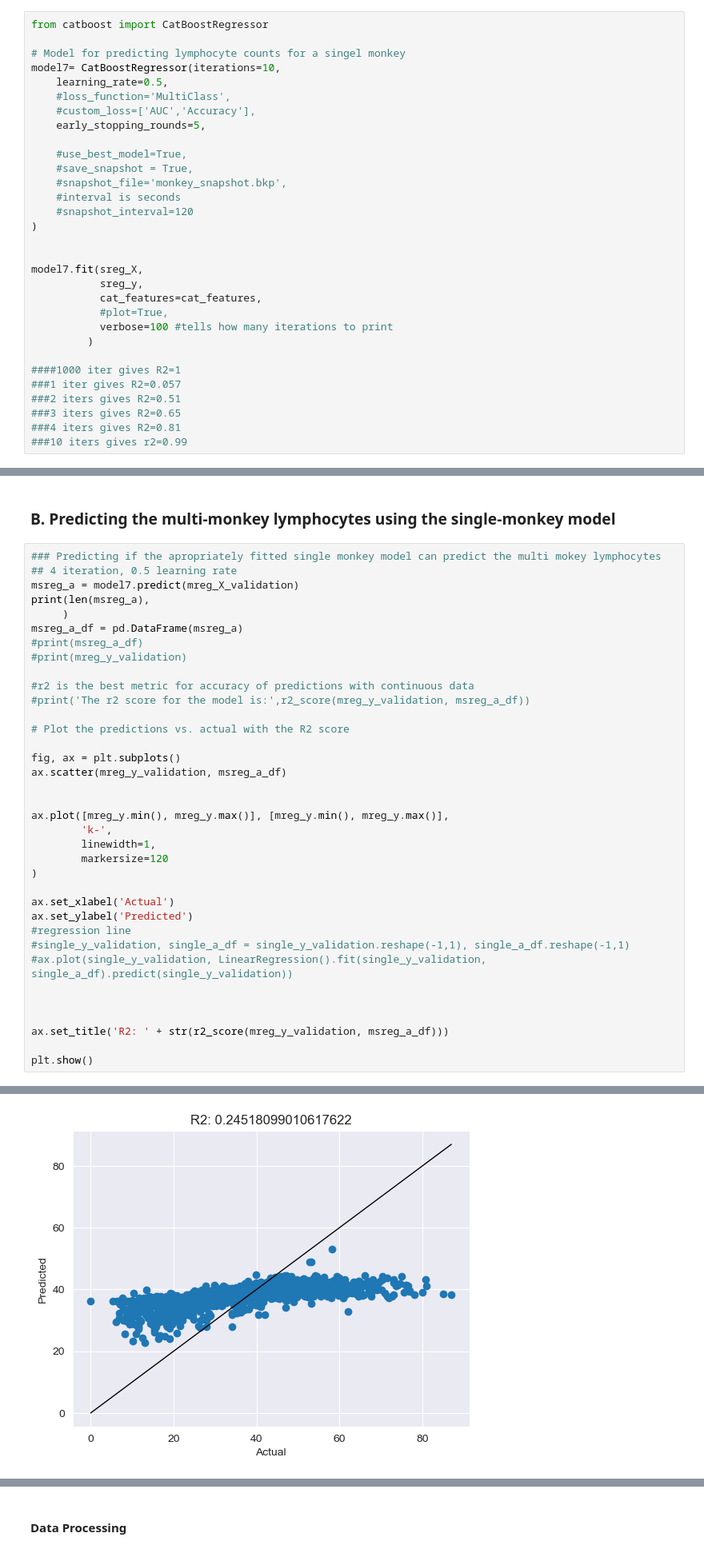
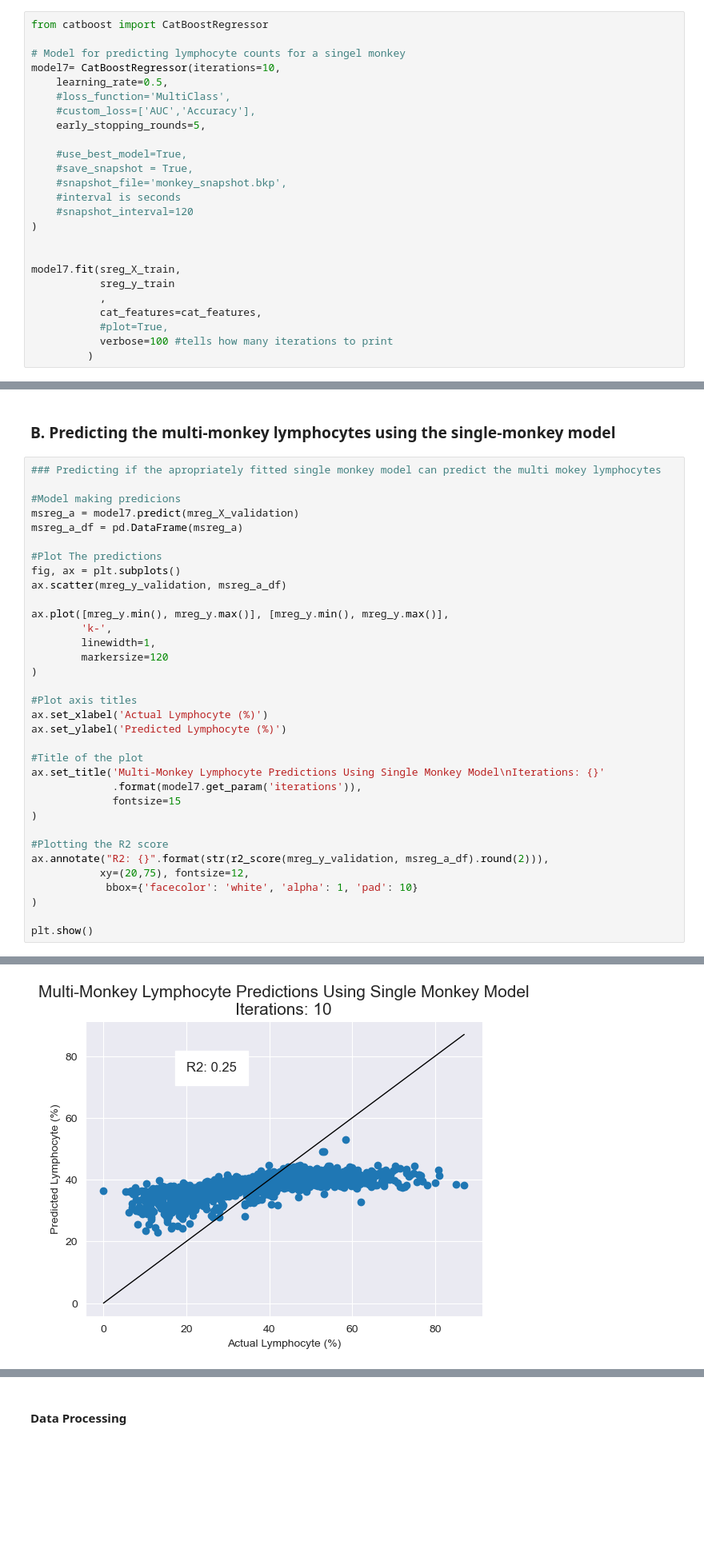
Before and after one commit to aidan-lew/monkey_health, a Jupyter notebook: B_monkeys_predictions.ipynb, the cells around one changed output, grey strips where cells are left out. Shown at 80% size. Cells and saved outputs as stored; diff of their text form; blank space fills up the shorter version.

```diff
--- a/B_monkeys_predictions.ipynb
+++ b/B_monkeys_predictions.ipynb
@@ -289,17 +298,11 @@ model7= CatBoostRegressor(iterations=10,
 )
 
 
-model7.fit(sreg_X,
-           sreg_y,
+model7.fit(sreg_X_train,
+           sreg_y_train
+           ,
            cat_features=cat_features,
            #plot=True,
            verbose=100 #tells how many iterations to print
          )
-
-####1000 iter gives R2=1
-###1 iter gives R2=0.057
-###2 iters gives R2=0.51
-###3 iters gives R2=0.65
-###4 iters gives R2=0.81
-###10 iters gives r2=0.99
 # %% [output]
@@ -645,22 +704,14 @@ iteritems is deprecated and will be removed in a future version. Use .items inst
 ### B. Predicting the multi-monkey lymphocytes using the single-monkey model
 # %%
 ### Predicting if the apropriately fitted single monkey model can predict the multi mokey lymphocytes
-## 4 iteration, 0.5 learning rate
+
+#Model making predicions
 msreg_a = model7.predict(mreg_X_validation)
-print(len(msreg_a),
-     )
 msreg_a_df = pd.DataFrame(msreg_a)
-#print(msreg_a_df)
-#print(mreg_y_validation)
 
-#r2 is the best metric for accuracy of predictions with continuous data
-#print('The r2 score for the model is:',r2_score(mreg_y_validation, msreg_a_df))
-
-# Plot the predictions vs. actual with the R2 score
-
+#Plot The predictions
 fig, ax = plt.subplots()
 ax.scatter(mreg_y_validation, msreg_a_df)
-
 
 ax.plot([mreg_y.min(), mreg_y.max()], [mreg_y.min(), mreg_y.max()],
         'k-',
@@ -668,15 +719,21 @@ ax.plot([mreg_y.min(), mreg_y.max()], [mreg_y.min(), mreg_y.max()],
         markersize=120
 )
 
-ax.set_xlabel('Actual')
-ax.set_ylabel('Predicted')
-#regression line
-#single_y_validation, single_a_df = single_y_validation.reshape(-1,1), single_a_df.reshape(-1,1)
-#ax.plot(single_y_validation, LinearRegression().fit(single_y_validation, single_a_df).predict(single_y_validation))
+#Plot axis titles
+ax.set_xlabel('Actual Lymphocyte (%)')
+ax.set_ylabel('Predicted Lymphocyte (%)')
 
+#Title of the plot
+ax.set_title('Multi-Monkey Lymphocyte Predictions Using Single Monkey Model\nIterations: {}'
+             .format(model7.get_param('iterations')),
+             fontsize=15
+)
 
-
-ax.set_title('R2: ' + str(r2_score(mreg_y_validation, msreg_a_df)))
+#Plotting the R2 score
+ax.annotate("R2: {}".format(str(r2_score(mreg_y_validation, msreg_a_df).round(2))),
+           xy=(20,75), fontsize=12,
+            bbox={'facecolor': 'white', 'alpha': 1, 'pad': 10}
+)
 
 plt.show()
 # %% [output]
@@ -685,4 +741,4 @@ iteritems is deprecated and will be removed in a future version. Use .items inst
-[figure, old version]
+[figure, new version]
 # %%
 ### Seeing if more iterations will better predict the multi monkey data
 # Model for predicting lymphocyte counts for a singel monkey
```
Also changed, not shown: parts of 45 cells of this notebook, 2 other files.
